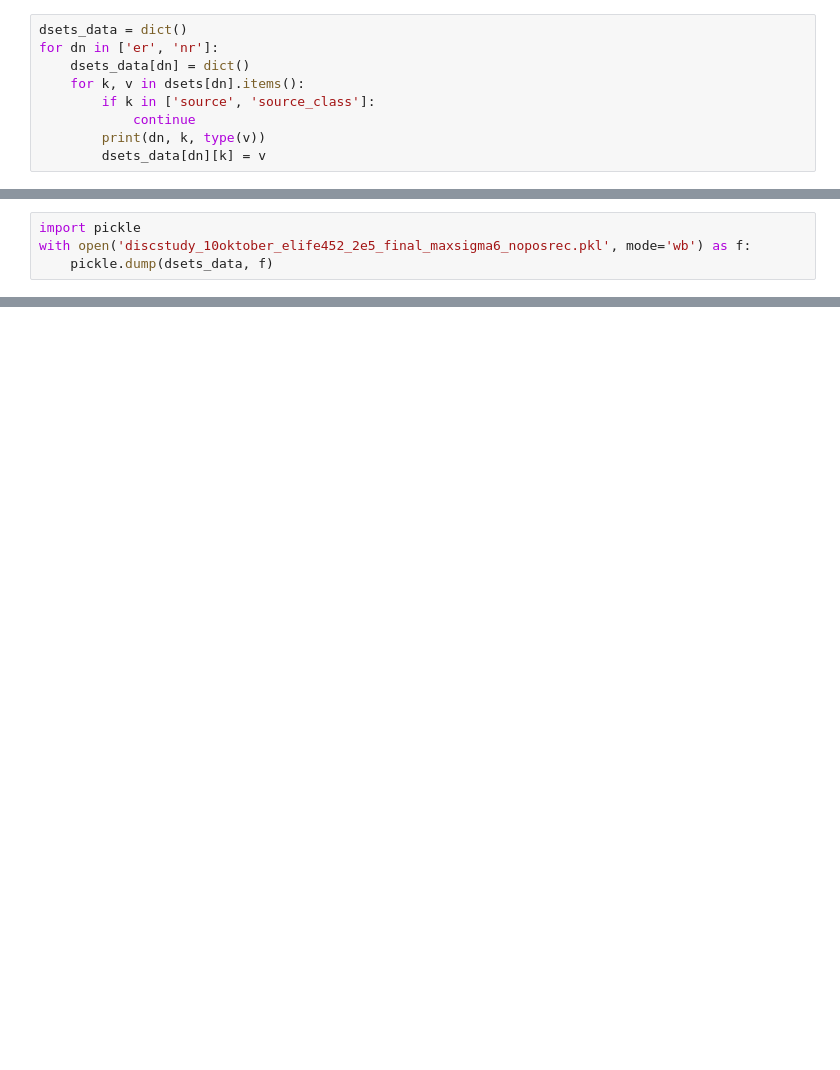
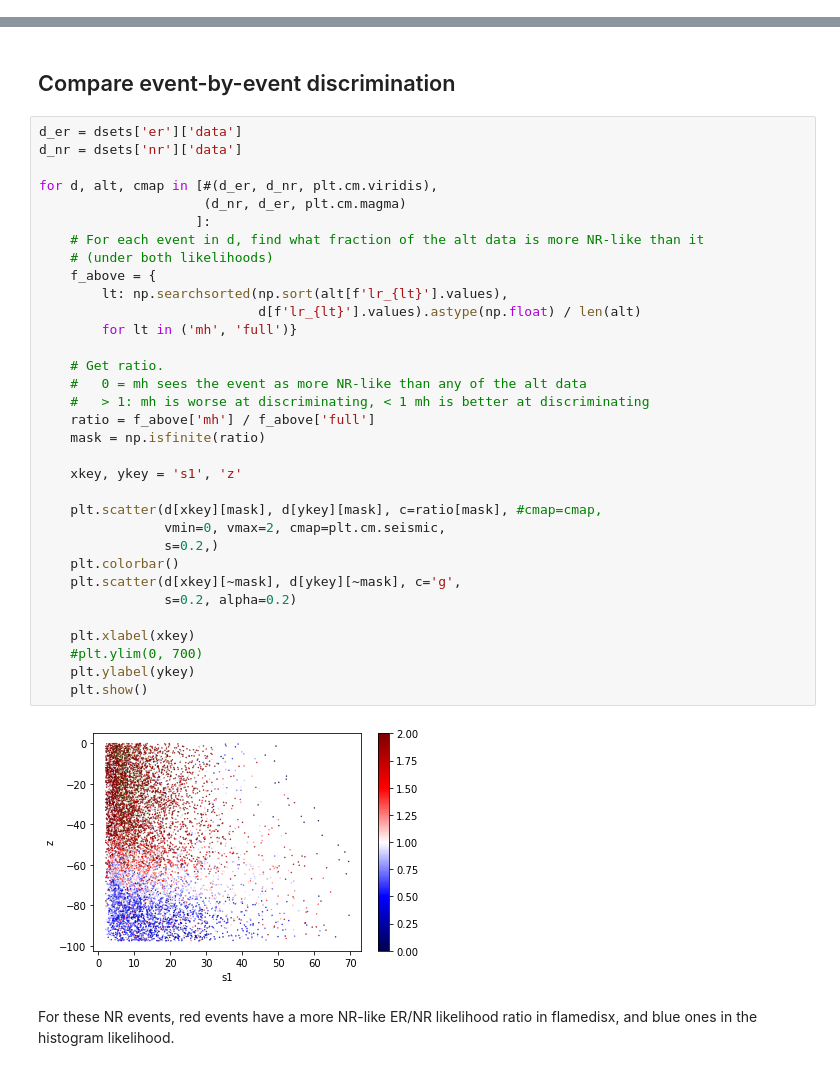
Before and after one commit to FlamTeam/flamedisx, a Jupyter notebook: notebooks/ernr_disc.ipynb, the cells around one changed output, grey strips where cells are left out. Drawn from its saved outputs; the diff is of its cells as text; blank space fills up the shorter version.

```diff
--- a/notebooks/ernr_disc.ipynb
+++ b/notebooks/ernr_disc.ipynb
@@ -271,9 +120,0 @@ for dn in dsets:
-# %%
-dsets_data = dict()
-for dn in ['er', 'nr']:
-    dsets_data[dn] = dict()
-    for k, v in dsets[dn].items():
-        if k in ['source', 'source_class']:
-            continue
-        print(dn, k, type(v))
-        dsets_data[dn][k] = v
@@ -285,4 +120,0 @@ nr data <class 'pandas.core.frame.DataFrame'>
-# %%
-import pickle
-with open('discstudy_10oktober_elife452_2e5_final_maxsigma6_noposrec.pkl', mode='wb') as f:
-    pickle.dump(dsets_data, f)
@@ -560,0 +205,39 @@ for dname, q in dsets.items():
+# %% [markdown]
+## Compare event-by-event discrimination
+# %%
+d_er = dsets['er']['data']
+d_nr = dsets['nr']['data']
+
+for d, alt, cmap in [#(d_er, d_nr, plt.cm.viridis),
+                     (d_nr, d_er, plt.cm.magma)
+                    ]:
+    # For each event in d, find what fraction of the alt data is more NR-like than it
+    # (under both likelihoods)
+    f_above = {
+        lt: np.searchsorted(np.sort(alt[f'lr_{lt}'].values),
+                            d[f'lr_{lt}'].values).astype(np.float) / len(alt)
+        for lt in ('mh', 'full')}
+
+    # Get ratio.
+    #   0 = mh sees the event as more NR-like than any of the alt data
+    #   > 1: mh is worse at discriminating, < 1 mh is better at discriminating
+    ratio = f_above['mh'] / f_above['full']
+    mask = np.isfinite(ratio)
+
+    xkey, ykey = 's1', 'z'
+
+    plt.scatter(d[xkey][mask], d[ykey][mask], c=ratio[mask], #cmap=cmap,
+                vmin=0, vmax=2, cmap=plt.cm.seismic,
+                s=0.2,)
+    plt.colorbar()
+    plt.scatter(d[xkey][~mask], d[ykey][~mask], c='g',
+                s=0.2, alpha=0.2)
+
+    plt.xlabel(xkey)
+    #plt.ylim(0, 700)
+    plt.ylabel(ykey)
+    plt.show()
+# %% [output]
+[figure, added]
+# %% [markdown]
+For these NR events, red events have a more NR-like ER/NR likelihood ratio in flamedisx, and blue ones in the histogram likelihood.
```
Also changed, not shown: parts of 62 cells of this notebook, 1 other file.
